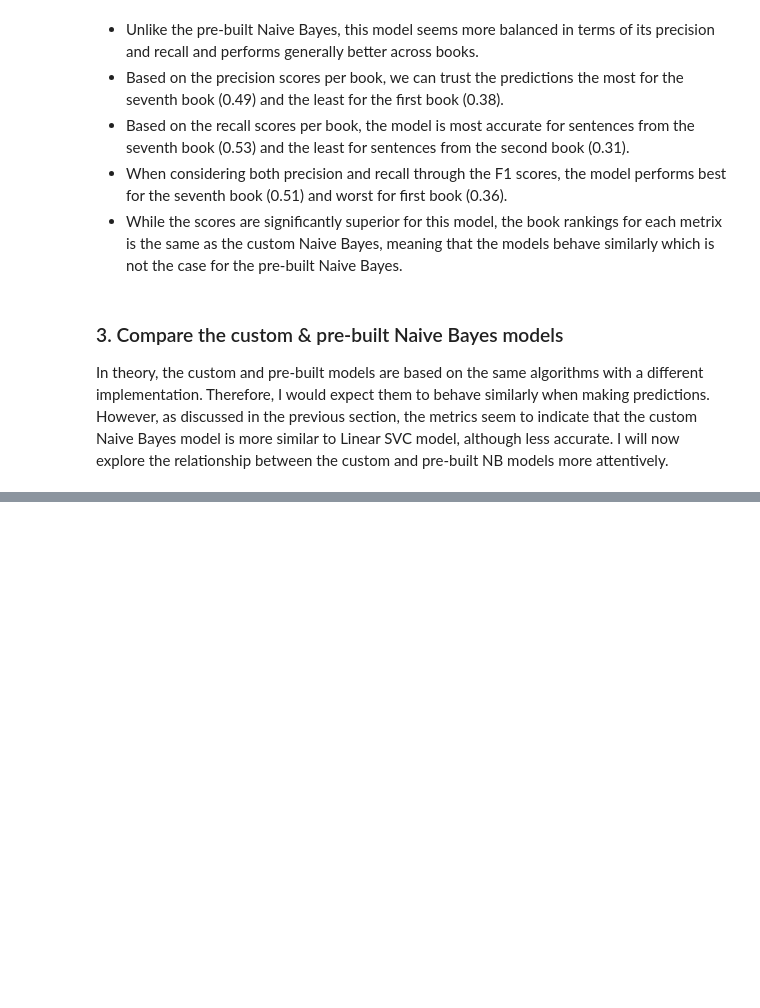
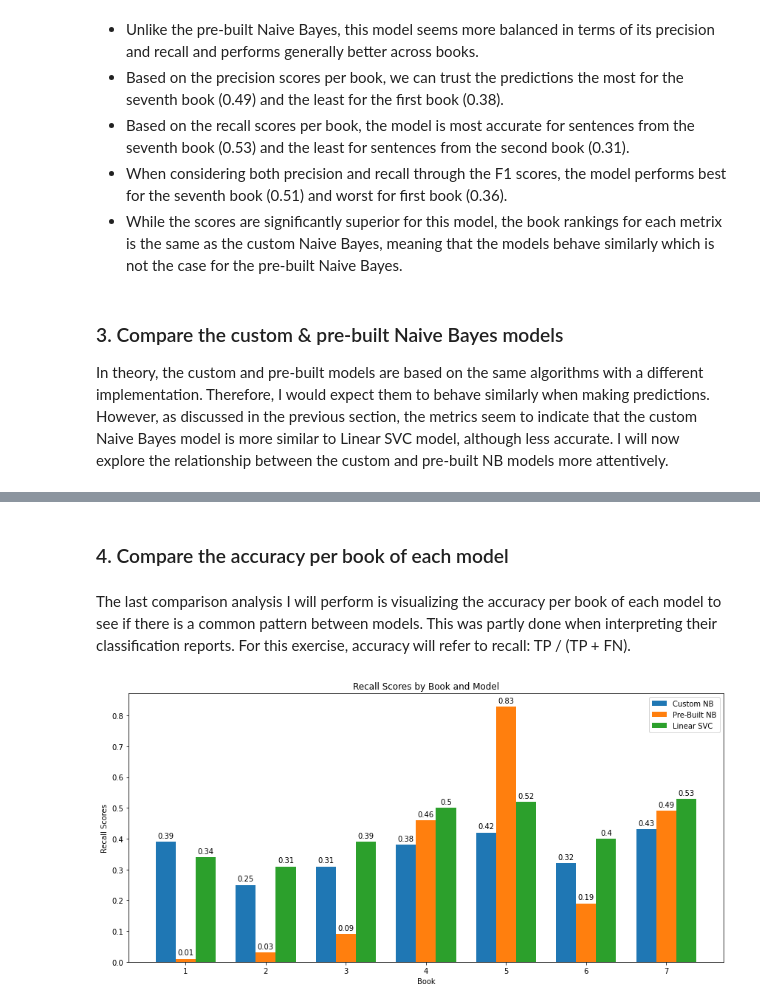
Before and after one commit to alexis-raymond/NLP-Classification-HP-Books, a Jupyter notebook: evaluate-models.ipynb, the cells around one changed output, grey strips where cells are left out. Drawn from its saved outputs; the diff is of its cells as text; code cells hidden in the pictures; blank space fills up the shorter version.

```diff
--- a/evaluate-models.ipynb
+++ b/evaluate-models.ipynb
@@ -353,0 +393,41 @@ In theory, the custom and pre-built models are based on the same algorithms with
+# %% [markdown]
+### 4. Compare the accuracy per book of each model
+# %% [markdown]
+The last comparison analysis I will perform is visualizing the accuracy per book of each model to see if there is a common pattern between models. This was partly done when interpreting their classification reports. For this exercise, accuracy will refer to recall: TP / (TP + FN).
+# %%
+# create arrays with the predictions from the three models and the true values
+customNB_array = hp_sentences_val["CustomNB"]
+prebuiltNB_array = hp_sentences_val["PrebuiltNB"]
+linearSVC_array = hp_sentences_val["LinearSVC"]
+true_array = hp_sentences_val["book"]
+
+# create arrays with the recall score per book for each of the three models
+customNB_recall = np.around(metrics.recall_score(true_array, customNB_array, average = None), decimals = 2)
+prebuiltNB_recall = np.around(metrics.recall_score(true_array, prebuiltNB_array, average = None), decimals = 2)
+linearSVC_recall = np.around(metrics.recall_score(true_array, linearSVC_array, average = None), decimals = 2)
+
+# plot the recall score per book for each of the three models on the same bar chart
+labels = list(range(1, 8))
+x = np.arange(len(labels))
+width = 0.25
+
+fig, ax = plt.subplots(figsize=(12, 6))
+rects1 = ax.bar(x - width, customNB_recall, width, label='Custom NB')
+rects2 = ax.bar(x, prebuiltNB_recall, width, label='Pre-Built NB')
+rects3 = ax.bar(x + width, linearSVC_recall, width, label='Linear SVC')
+
+ax.set_ylabel('Recall Scores')
+ax.set_xlabel('Book')
+ax.set_title('Recall Scores by Book and Model')
+ax.set_xticks(x, labels)
+ax.legend()
+
+ax.bar_label(rects1, padding=3)
+ax.bar_label(rects2, padding=3)
+ax.bar_label(rects3, padding=3)
+
+fig.tight_layout()
+
+plt.show()
+# %% [output]
+[figure, added]
```
Also changed, not shown: parts of 10 cells of this notebook.
